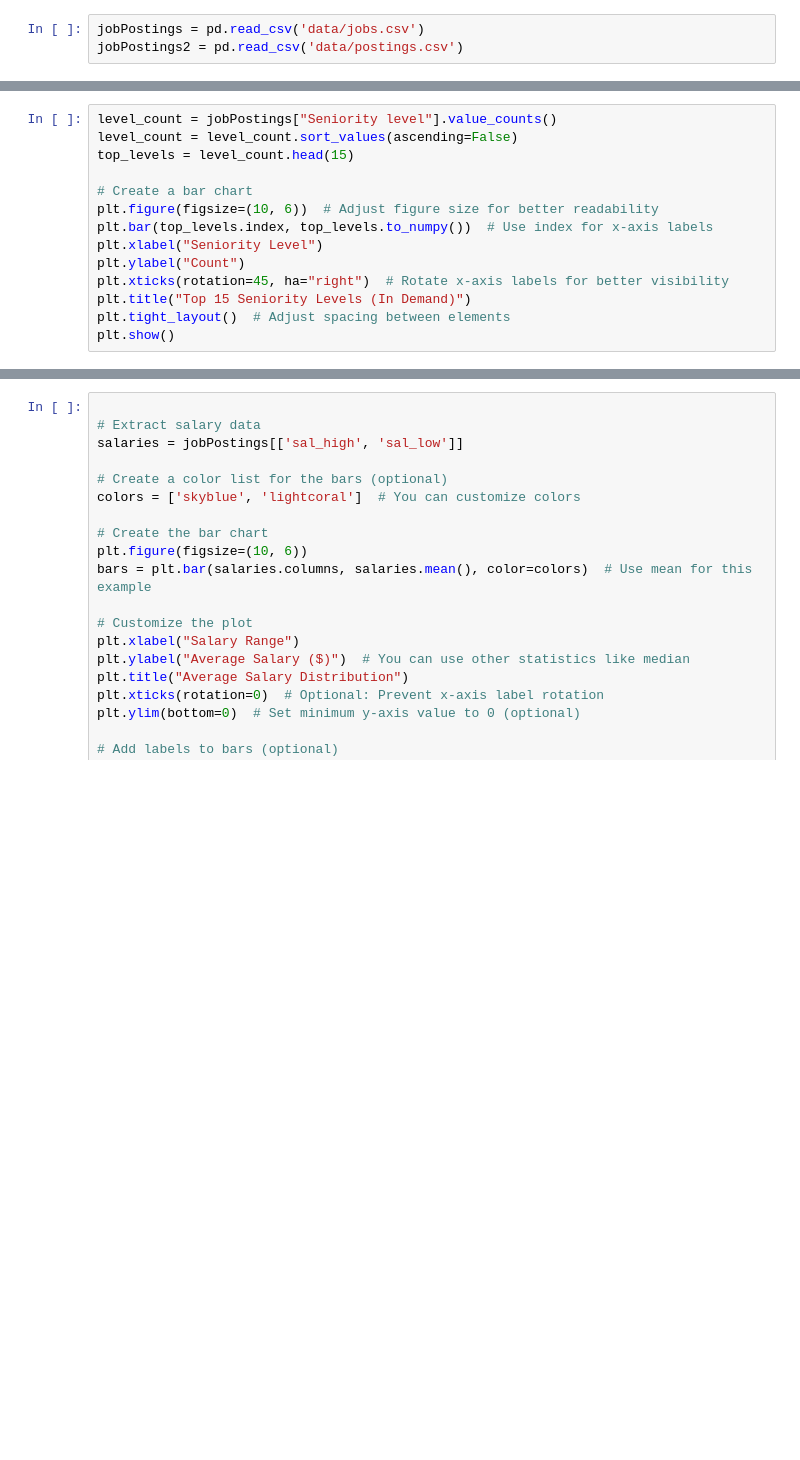
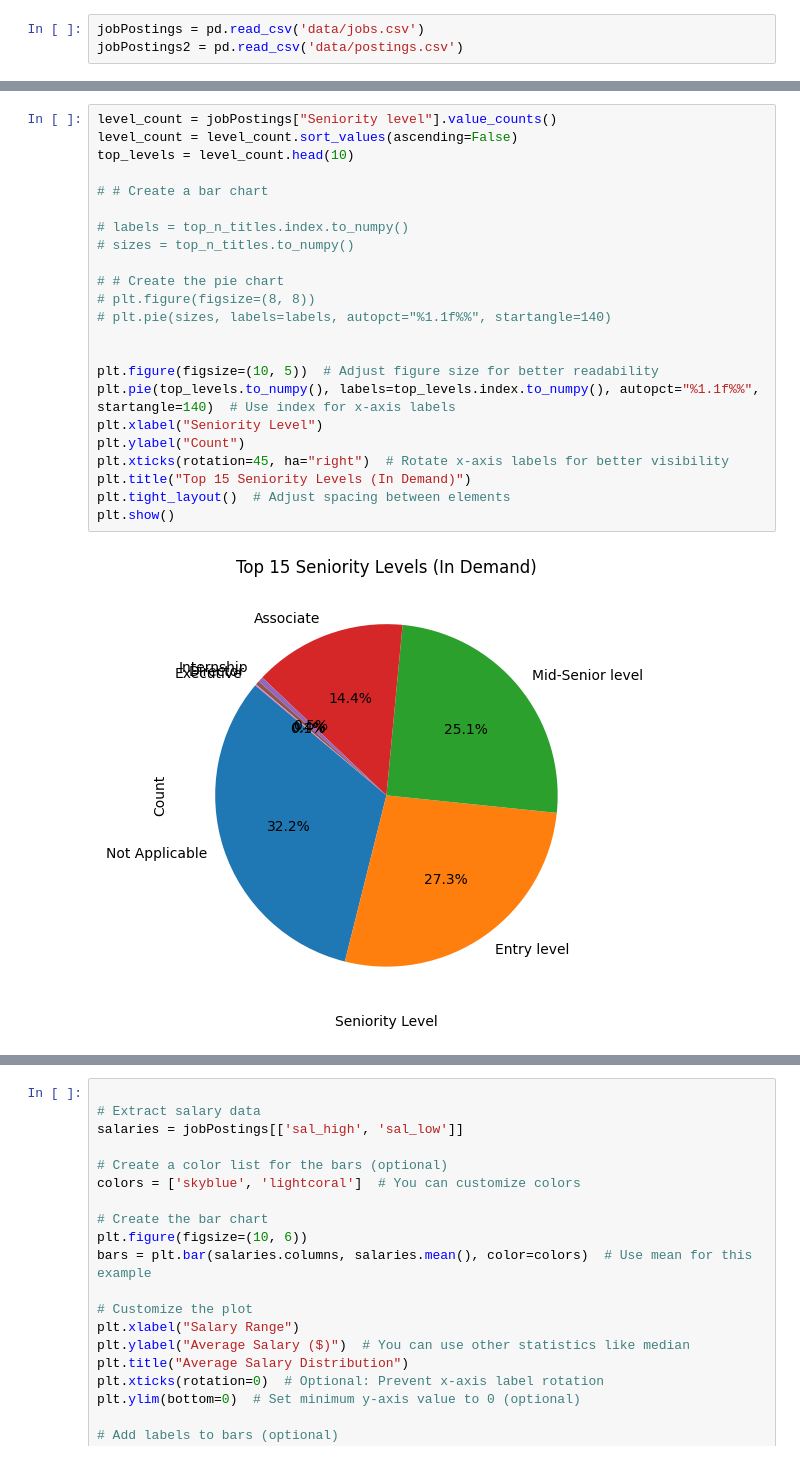
Before and after one commit to emin1731/tech-job-market-data, a Jupyter notebook: Team_Project.ipynb, the cells around one changed output, grey strips where cells are left out. Drawn from its saved outputs; the diff is of its cells as text; blank space fills up the shorter version.

```diff
--- a/Team_Project.ipynb
+++ b/Team_Project.ipynb
@@ -33,17 +35,28 @@ plt.show()
 # %%
 level_count = jobPostings["Seniority level"].value_counts()
 level_count = level_count.sort_values(ascending=False)
-top_levels = level_count.head(15)
+top_levels = level_count.head(10)
 
-# Create a bar chart
-plt.figure(figsize=(10, 6))  # Adjust figure size for better readability
-plt.bar(top_levels.index, top_levels.to_numpy())  # Use index for x-axis labels
+# # Create a bar chart
+
+# labels = top_n_titles.index.to_numpy()
+# sizes = top_n_titles.to_numpy()
+
+# # Create the pie chart
+# plt.figure(figsize=(8, 8))
+# plt.pie(sizes, labels=labels, autopct="%1.1f%%", startangle=140)
+
+
+plt.figure(figsize=(10, 5))  # Adjust figure size for better readability
+plt.pie(top_levels.to_numpy(), labels=top_levels.index.to_numpy(), autopct="%1.1f%%", startangle=140)  # Use index for x-axis labels
 plt.xlabel("Seniority Level")
 plt.ylabel("Count")
 plt.xticks(rotation=45, ha="right")  # Rotate x-axis labels for better visibility
 plt.title("Top 15 Seniority Levels (In Demand)")
 plt.tight_layout()  # Adjust spacing between elements
 plt.show()
+# %% [output]
+[figure, added]
 # %%
 company_count = jobPostings["company"].value_counts()
 company_count = company_count.sort_values(ascending=False)
```
Also changed, not shown: parts of 5 cells of this notebook.
